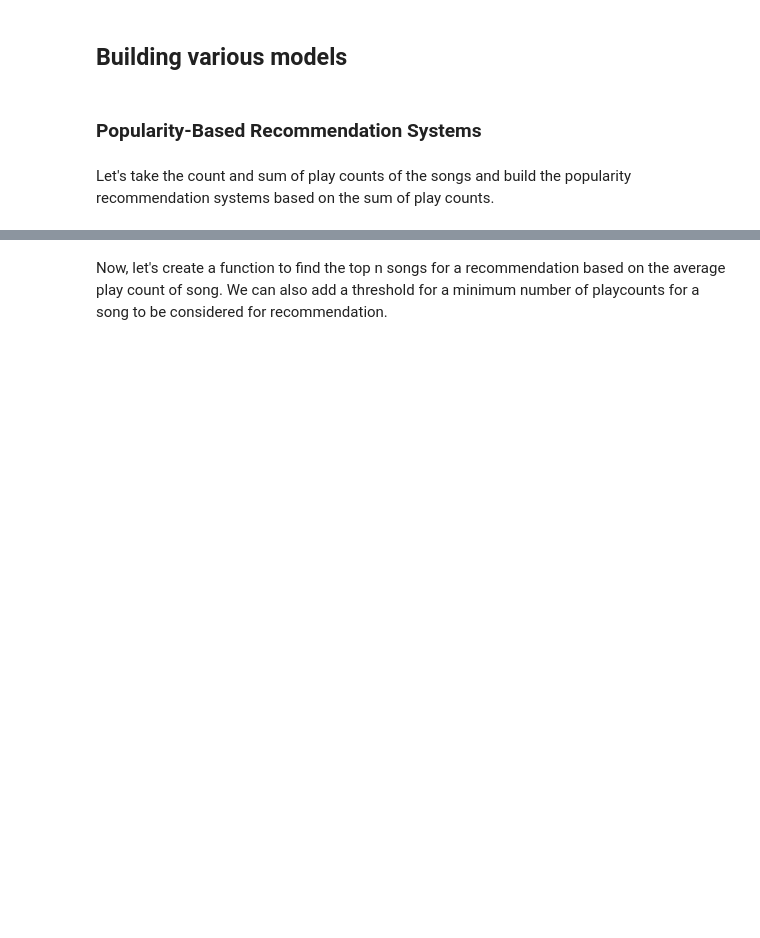
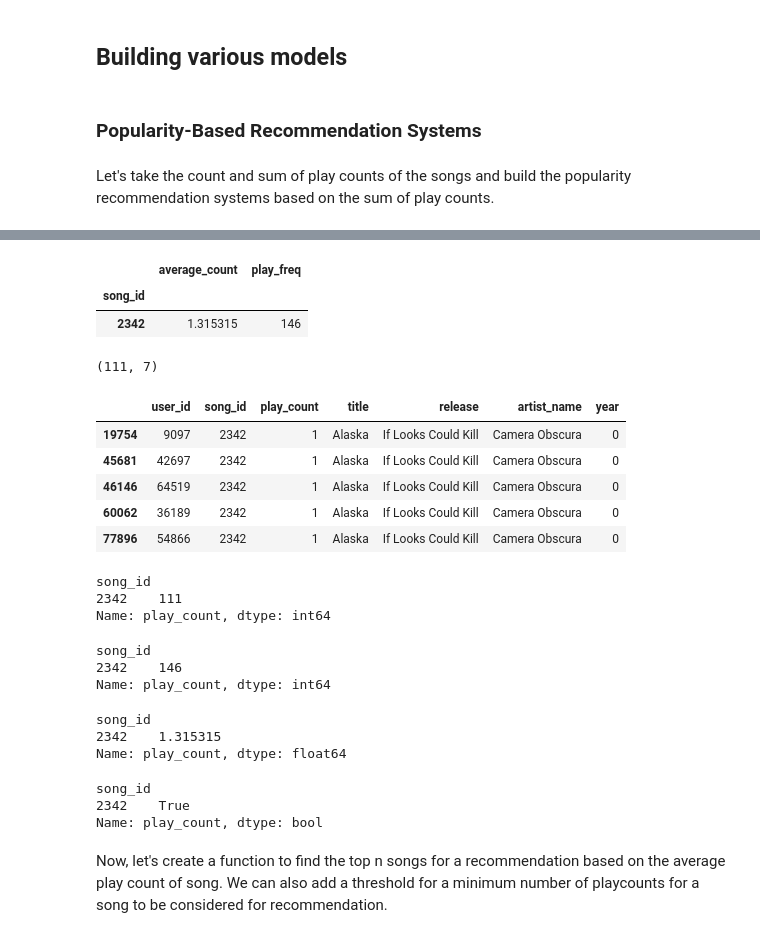
Before and after one commit to eyvonec/MIT_Professional_Education_Project, a Jupyter notebook: New_Music_Recommendation_System_Full_Code.ipynb, the cells around one changed output, grey strips where cells are left out. Drawn from its saved outputs; the diff is of its cells as text; code cells hidden in the pictures; blank space fills up the shorter version.

```diff
--- a/New_Music_Recommendation_System_Full_Code.ipynb
+++ b/New_Music_Recommendation_System_Full_Code.ipynb
@@ -708,2 +774,55 @@ Let's take the count and sum of play counts of the songs and build the popularit
+# %%
+# Find the least frequently played song to understand the data better
+final_play.sort_values(by='play_freq').head(1)
+# %% [output]
+|  | average_count | play_freq |
+| song_id |  |  |
+| 2342 | 1.315315 | 146 |
+# %%
+# Use song_id 2342 to see relationship between average_count and play_freq
+s2342 = df_final[df_final['song_id']==2342]
+print(s2342.shape)
+s2342.head()
+# %% [output]
+(111, 7)
+|  | user_id | song_id | play_count | title | release | artist_name | year |
+| 19754 | 9097 | 2342 | 1 | Alaska | If Looks Could Kill | Camera Obscura | 0 |
+| 45681 | 42697 | 2342 | 1 | Alaska | If Looks Could Kill | Camera Obscura | 0 |
+| 46146 | 64519 | 2342 | 1 | Alaska | If Looks Could Kill | Camera Obscura | 0 |
+| 60062 | 36189 | 2342 | 1 | Alaska | If Looks Could Kill | Camera Obscura | 0 |
+| 77896 | 54866 | 2342 | 1 | Alaska | If Looks Could Kill | Camera Obscura | 0 |
+# %%
+# Calculate the number of entry of play_count
+# This should be equal to the number of rows s2342 has
+s2342_count = s2342.groupby('song_id')['play_count'].count()
+s2342_count
+# %% [output]
+song_id
+2342    111
+Name: play_count, dtype: int64
+# %%
+# Calculate the number of times this song has been played by all the users in total
+# This should be more than the number of rows s2342 has since a user might play a song more than once
+s2342_sum = s2342.groupby('song_id')['play_count'].sum()
+s2342_sum
+# %% [output]
+song_id
+2342    146
+Name: play_count, dtype: int64
+# %%
+# Calculate the average count
+s2342_avg = s2342.groupby('song_id')['play_count'].mean()
+s2342_avg
+# %% [output]
+song_id
+2342    1.315315
+Name: play_count, dtype: float64
+# %%
+# s2342_avg should be the result of s2342_sum/s2342_count
+s2342_avg == s2342_sum/s2342_count
+# %% [output]
+song_id
+2342    True
+Name: play_count, dtype: bool
 # %% [markdown]
 Now, let's create a function to find the top n songs for a recommendation based on the average play count of song. We can also add a threshold for a minimum number of playcounts for a song to be considered for recommendation.
```
Also changed, not shown: parts of 31 cells of this notebook.
